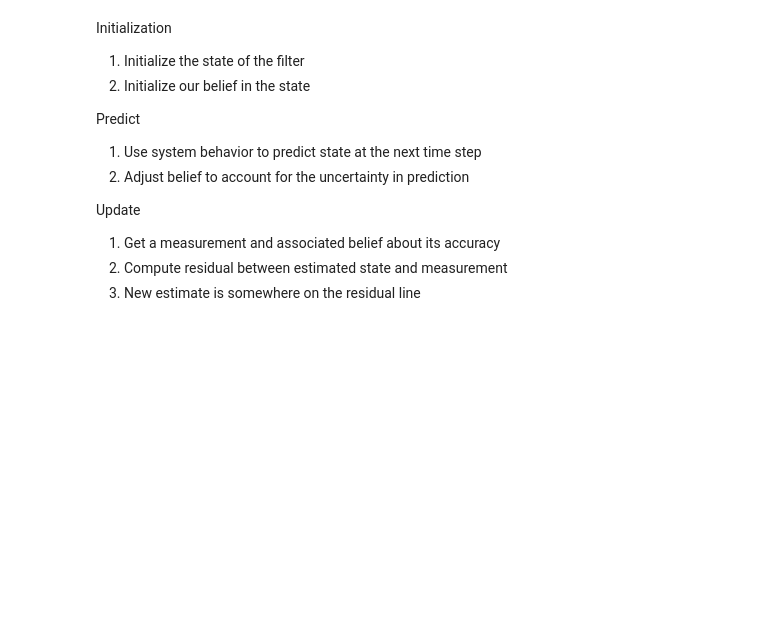
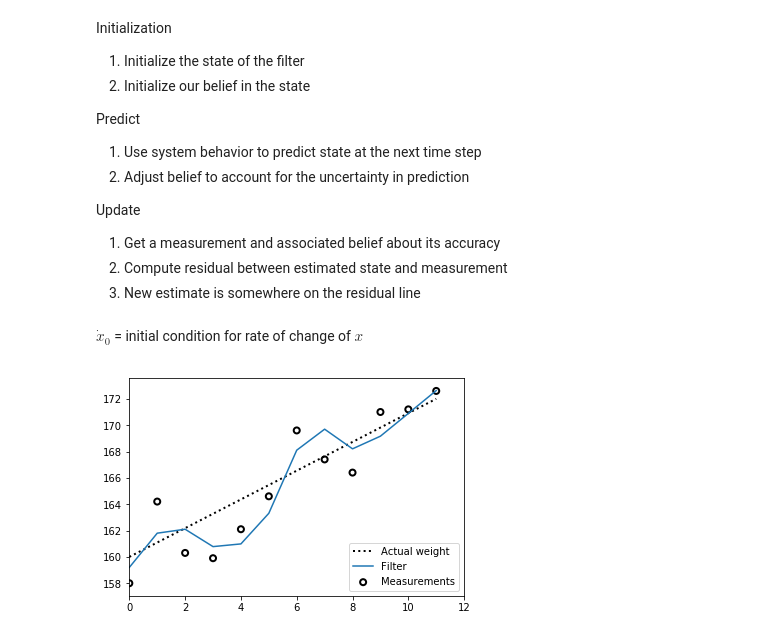
Before and after one commit to allendoss/kf-filter, a Jupyter notebook: self-gh-filter.ipynb, the cells around one changed output. Drawn from its saved outputs; the diff is of its cells as text; code cells hidden in the pictures; blank space fills up the shorter version.

Commit message:
second gh filter commit

```diff
--- a/self-gh-filter.ipynb
+++ b/self-gh-filter.ipynb
@@ -182,3 +178,5 @@ Update
 1. Get a measurement and associated belief about its accuracy
 2. Compute residual between estimated state and measurement
 3. New estimate is somewhere on the residual line
+# %% [markdown]
+$\dot x_{0}$ = initial condition for rate of change of $x$
@@ -184,0 +199,24 @@ Update
+# %%
+from kf_book.gh_internal import plot_g_h_results
+import matplotlib.pylab as pylab
+
+def g_h_filter(data, x0, dx, g, h, dt=1.):
+    x_est = x0
+    results = []
+    for z in data:
+        # prediction step
+        x_pred = x_est + (dx*dt)
+        dx = dx
+
+        # update step
+        residual = z - x_pred
+        dx = dx + h * (residual) / dt
+        x_est = x_pred + g * residual
+        results.append(x_est)
+    return np.array(results)
+
+book_plots.plot_track([0, 11], [160, 172], label='Actual weight')
+data = g_h_filter(data=weights, x0=160., dx=1., g=6./10, h=2./3, dt=1.)
+plot_g_h_results(weights, data)
+# %% [output]
+[figure, added]
```
Also changed, not shown: parts of 15 cells of this notebook.
